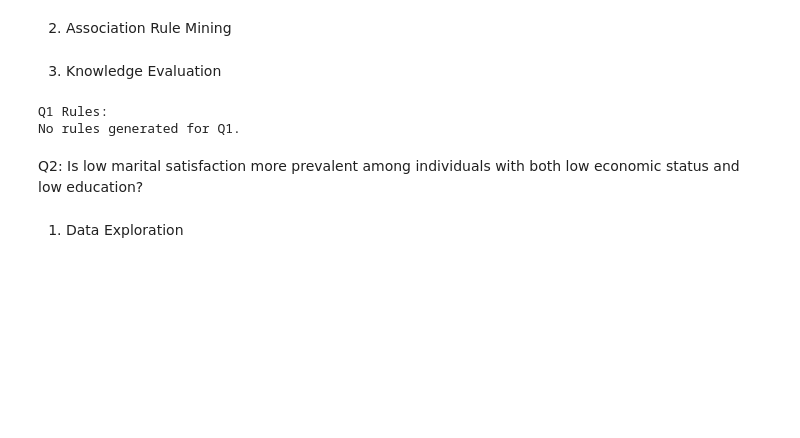
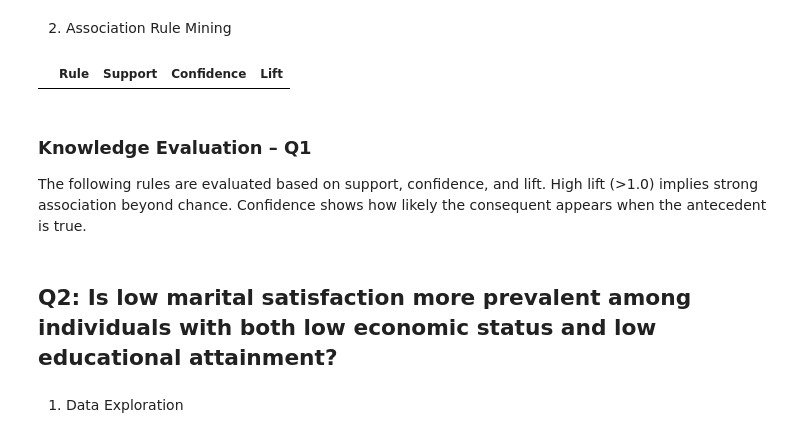
Before and after one commit to JiaJun0207/DataMiningAssignment, a Jupyter notebook: TT2L_G1.ipynb, the cells around one changed output. Cells and saved outputs as stored; diff of their text form; code cells hidden in the pictures; blank space fills up the shorter version.

```diff
--- a/TT2L_G1.ipynb
+++ b/TT2L_G1.ipynb
@@ -60,42 +94,17 @@ plt.show()
 # %% [markdown]
 2. Association Rule Mining
 # %%
-from itertools import combinations
-from collections import defaultdict
-
-t_q1 = df.apply(lambda row: [x for x in ["High_Satisfaction", "Comm_High"] if row[x]], axis=1)
-
-def mine_rules(transactions, min_support=0.03):
-    pair_counts, item_counts = defaultdict(int), defaultdict(int)
-    total = len(transactions)
-
-    for items in transactions:
-        for item in items: item_counts[item] += 1
-        for pair in combinations(sorted(items), 2): pair_counts[pair] += 1
-
-    rules = []
-    for (A, B), count in pair_counts.items():
-        s_ab, s_a, s_b = count/total, item_counts[A]/total, item_counts[B]/total
-        conf, lift = s_ab / s_a if s_a else 0, (s_ab / s_a) / s_b if s_b else 0
-        if s_ab >= min_support:
-            rules.append({"Rule": f"{A} => {B}", "Support": round(s_ab, 3), "Confidence": round(conf, 3), "Lift": round(lift, 3)})
-
-    return pd.DataFrame(rules)
-
-rules_q1 = mine_rules(t_q1)
+transactions_q1 = df.apply(lambda row: [x for x in ["High_Satisfaction", "Comm_High"] if row[x]], axis=1)
+rules_q1 = mine_rules(transactions_q1)
+rules_q1.sort_values(by="Lift", ascending=False).head()
+# %% [output]
+|  | Rule | Support | Confidence | Lift |
 # %% [markdown]
-3. Knowledge Evaluation
+### Knowledge Evaluation – Q1
+The following rules are evaluated based on support, confidence, and lift.
+High lift (>1.0) implies strong association beyond chance. Confidence shows how likely the consequent appears when the antecedent is true.
-# %%
-print("Q1 Rules:")
-if not rules_q1.empty:
-    print(rules_q1.sort_values(by="Lift", ascending=False).head())
-else:
-    print("No rules generated for Q1.")
-# %% [output]
-Q1 Rules:
-No rules generated for Q1.
 # %% [markdown]
-Q2: Is low marital satisfaction more prevalent among individuals with both low economic status and low education?
+## Q2: Is low marital satisfaction more prevalent among individuals with both low economic status and low educational attainment?
 # %% [markdown]
 1. Data Exploration
 # %%
```
Also changed, not shown: parts of 19 cells of this notebook.
